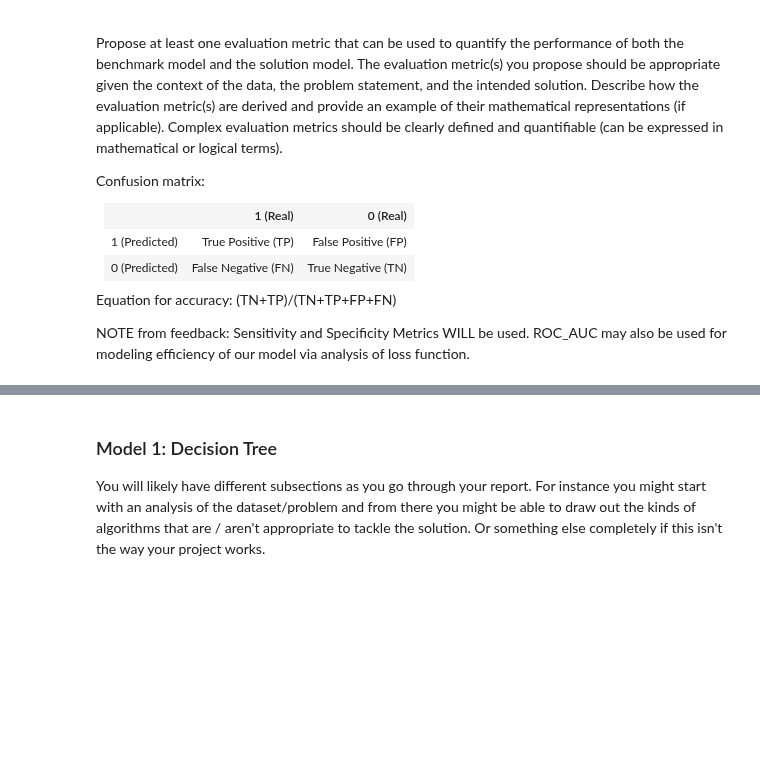
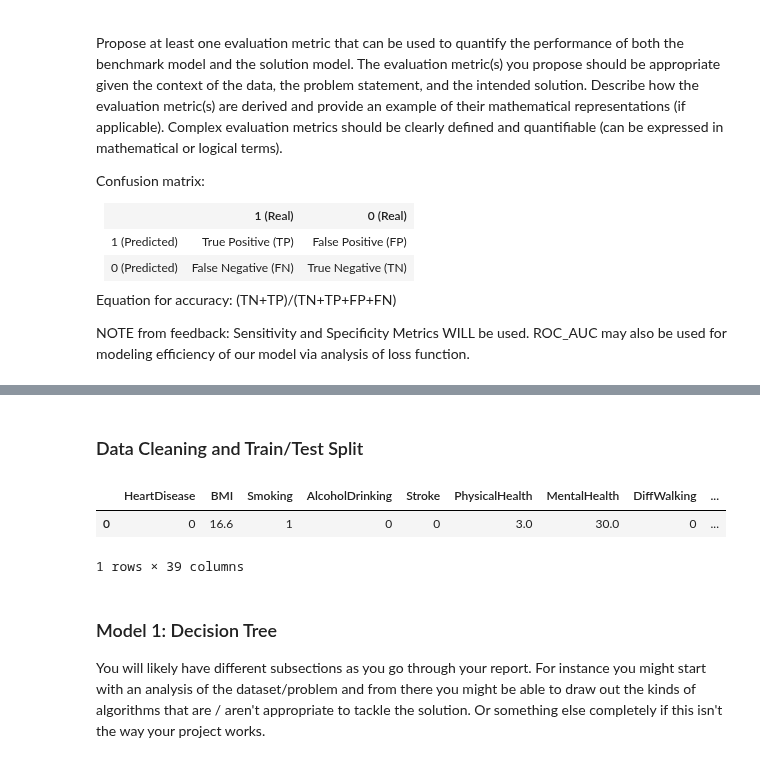
Before and after one commit to COGS118A/Group023-Sp22, a Jupyter notebook: FinalProject_group023.ipynb, the cells around one changed output, grey strips where cells are left out. Cells and saved outputs as stored; diff of their text form; code cells hidden in the pictures; blank space fills up the shorter version.

```diff
--- a/FinalProject_group023.ipynb
+++ b/FinalProject_group023.ipynb
@@ -109,4 +110,68 @@ This dataset shows skewed distributions when looking at the frequency of certain
 After performing EDA on our dataset we discovered a significant amount of useful information. For instance we learned that the distribution between genders was fairly similar however the distributions for race were predominantly white. Our group also plotted scatterplots between each of the numerical features in our dataset and found that there was no correlation between any feature. Lastly we converted the categorical features in our dataset into one hot vectors in order to be able to create our model.
+# %% [markdown]
+### Data Cleaning and Train/Test Split
+# %%
+import numpy as np
+import pandas as pd
+import seaborn as sns
+import matplotlib.pyplot as plt
+
+### For creating Sklearn Models
+from sklearn.compose import ColumnTransformer
+from sklearn.pipeline import Pipeline
+from sklearn.model_selection import GridSearchCV
+from sklearn.model_selection import train_test_split
+
+### Scoring Metrics
+from sklearn.metrics import recall_score
+from sklearn.metrics import precision_score
+from sklearn.metrics import accuracy_score
+from sklearn.metrics import confusion_matrix
+from sklearn.metrics import plot_confusion_matrix
+from sklearn.metrics import ConfusionMatrixDisplay
+
+### Feature Preprocessing
+from sklearn.preprocessing import LabelEncoder
+
+### Sklearn Learning Modles
+from sklearn.tree import DecisionTreeClassifier
+
+
+# importing dataset
+heart = pd.read_csv('heart_2020_cleaned.csv')
+
+# Replacing all Yes/No columns with 1/0.
+le = LabelEncoder()
+columns = heart[['HeartDisease','Smoking', 'AlcoholDrinking', 'Stroke', 'DiffWalking', 'PhysicalActivity', 'Asthma', 'KidneyDisease', 'SkinCancer']]
+for col in columns:
+    heart[col] = le.fit_transform(heart[col])
+
+### One Hot encoding features
+heart = pd.concat([heart, pd.get_dummies(heart['Sex'], prefix='Sex')], axis=1)
+heart.drop(['Sex'], axis=1, inplace=True)
+
+heart = pd.concat([heart, pd.get_dummies(heart['Race'], prefix='Race')], axis=1)
+heart.drop(['Race'], axis=1, inplace=True)
+
+heart = pd.concat([heart, pd.get_dummies(heart['AgeCategory'], prefix='AgeCategory')], axis=1)
+heart.drop(['AgeCategory'], axis=1, inplace=True)
+
+heart = pd.concat([heart, pd.get_dummies(heart['Diabetic'], prefix='Diabetic')], axis=1)
+heart.drop(['Diabetic'], axis=1, inplace=True)
+
+rank_map = {'Poor': 1, 'Fair': 2, 'Good': 3, 'Very good': 4, 'Excellent': 5}
+heart['GenHealth'] = heart['GenHealth'].map(rank_map)
+
+### Splitting data into train/test set
+X = heart.drop('HeartDisease',axis=1)
+y = heart['HeartDisease']
+X_train, X_test, y_train, y_test = train_test_split(X, y, train_size=0.75)
+
+heart.head(1)
+# %% [output]
+|  | HeartDisease | BMI | Smoking | AlcoholDrinking | Stroke | PhysicalHealth | MentalHealth | DiffWalking | ... |
+| 0 | 0 | 16.6 | 1 | 0 | 0 | 3.0 | 30.0 | 0 | ... |
+1 rows × 39 columns
 # %% [markdown]
 ### Model 1: Decision Tree
 
```
Also changed, not shown: parts of 5 cells of this notebook, 1 other file.
